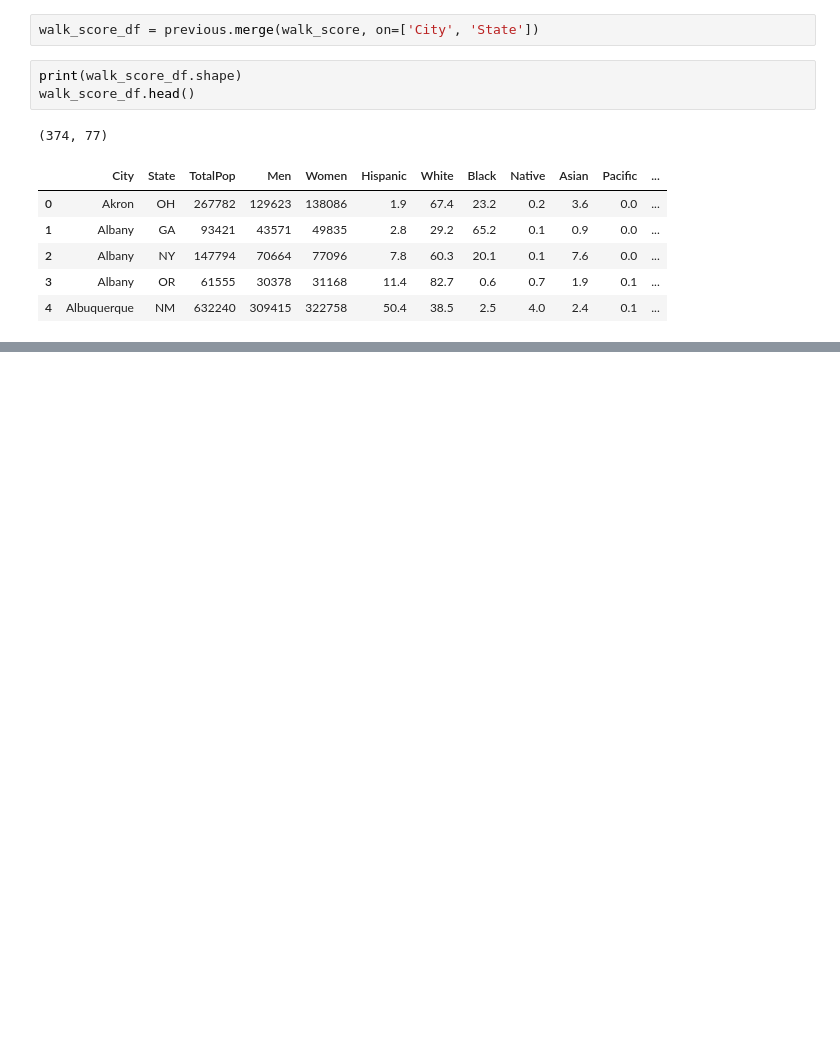
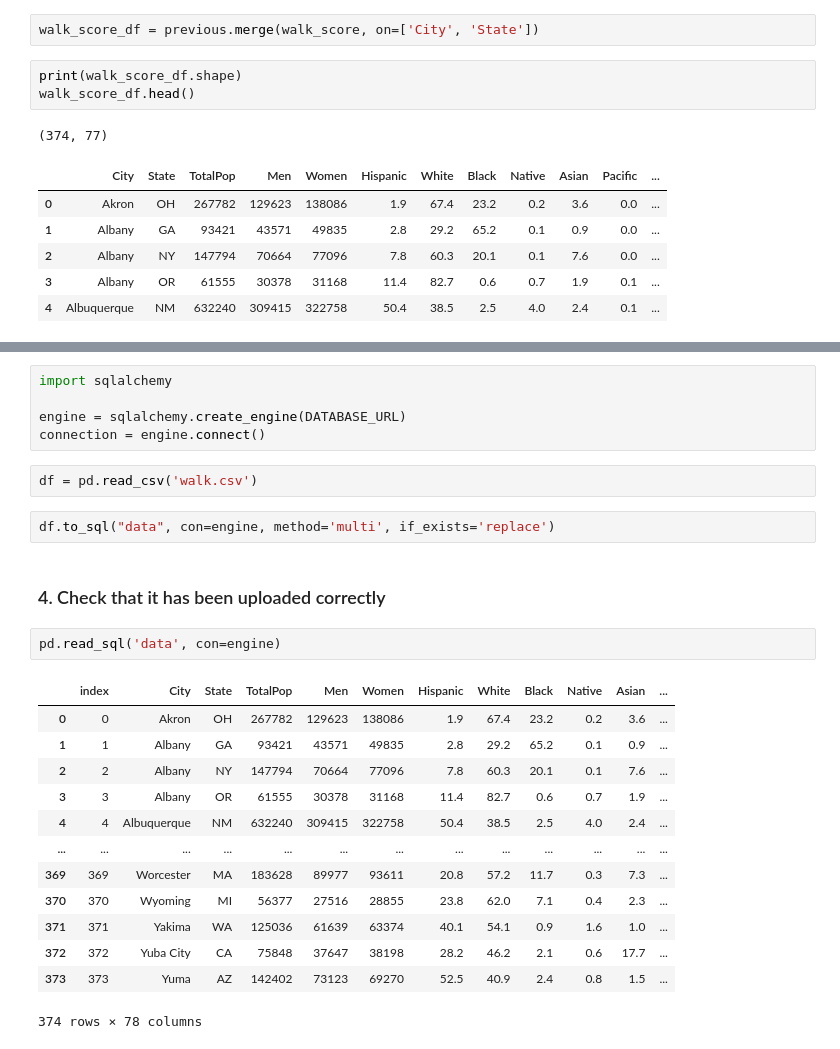
Before and after one commit to BloomTech-Labs/PT17_cityspire-a-ds, a Jupyter notebook: notebooks/datasets/datasets_to_merge/labs2/add_walkscore.ipynb, the cells around one changed output, grey strips where cells are left out. Cells and saved outputs as stored; diff of their text form; blank space fills up the shorter version.

```diff
--- a/notebooks/datasets/datasets_to_merge/labs2/add_walkscore.ipynb
+++ b/notebooks/datasets/datasets_to_merge/labs2/add_walkscore.ipynb
@@ -58,0 +76,27 @@ walk_score_df.to_csv('walk.csv')
+# %%
+import sqlalchemy
+
+engine = sqlalchemy.create_engine(DATABASE_URL)
+connection = engine.connect()
+# %%
+df = pd.read_csv('walk.csv')
+# %%
+df.to_sql("data", con=engine, method='multi', if_exists='replace')
+# %% [markdown]
+### 4. Check that it has been uploaded correctly
+# %%
+pd.read_sql('data', con=engine)
+# %% [output]
+|  | index | City | State | TotalPop | Men | Women | Hispanic | White | Black | Native | Asian | ... |
+| 0 | 0 | Akron | OH | 267782 | 129623 | 138086 | 1.9 | 67.4 | 23.2 | 0.2 | 3.6 | ... |
+| 1 | 1 | Albany | GA | 93421 | 43571 | 49835 | 2.8 | 29.2 | 65.2 | 0.1 | 0.9 | ... |
+| 2 | 2 | Albany | NY | 147794 | 70664 | 77096 | 7.8 | 60.3 | 20.1 | 0.1 | 7.6 | ... |
+| 3 | 3 | Albany | OR | 61555 | 30378 | 31168 | 11.4 | 82.7 | 0.6 | 0.7 | 1.9 | ... |
+| 4 | 4 | Albuquerque | NM | 632240 | 309415 | 322758 | 50.4 | 38.5 | 2.5 | 4.0 | 2.4 | ... |
+| ... | ... | ... | ... | ... | ... | ... | ... | ... | ... | ... | ... | ... |
+| 369 | 369 | Worcester | MA | 183628 | 89977 | 93611 | 20.8 | 57.2 | 11.7 | 0.3 | 7.3 | ... |
+| 370 | 370 | Wyoming | MI | 56377 | 27516 | 28855 | 23.8 | 62.0 | 7.1 | 0.4 | 2.3 | ... |
+| 371 | 371 | Yakima | WA | 125036 | 61639 | 63374 | 40.1 | 54.1 | 0.9 | 1.6 | 1.0 | ... |
+| 372 | 372 | Yuba City | CA | 75848 | 37647 | 38198 | 28.2 | 46.2 | 2.1 | 0.6 | 17.7 | ... |
+| 373 | 373 | Yuma | AZ | 142402 | 73123 | 69270 | 52.5 | 40.9 | 2.4 | 0.8 | 1.5 | ... |
+374 rows × 78 columns
```
Also changed, not shown: parts of 6 cells of this notebook.
